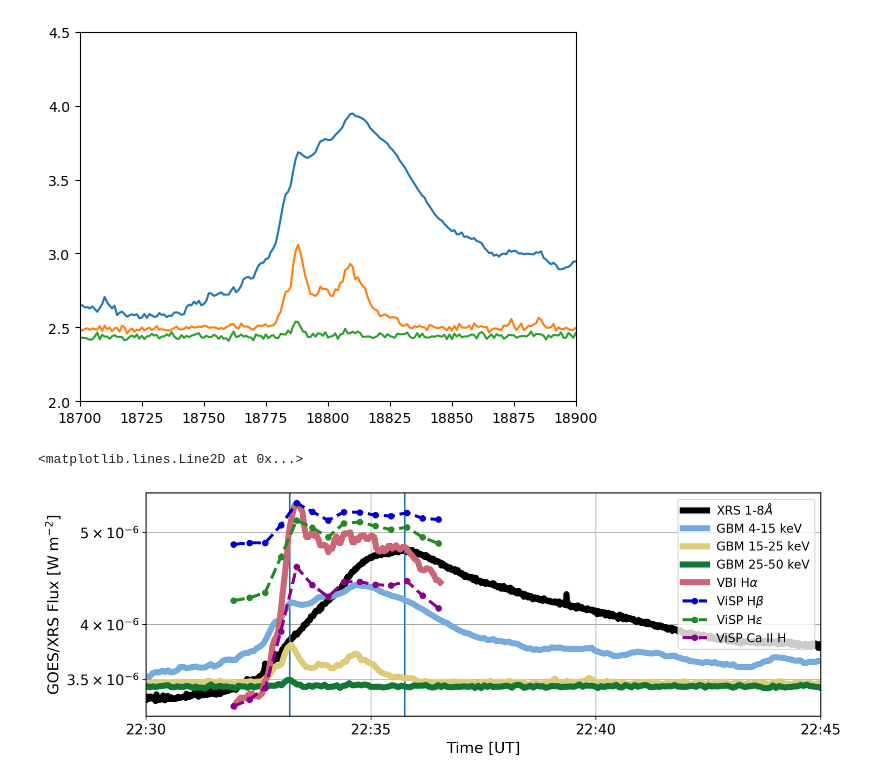
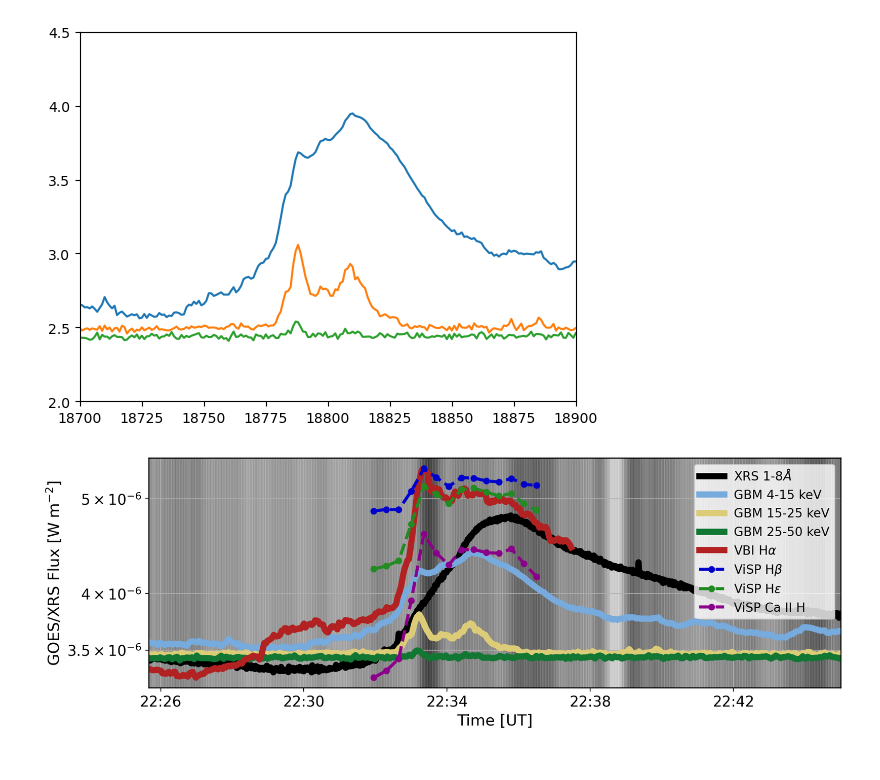
Before and after one commit to coletamburri2112/Flare_Patrol_Analysis, a Jupyter notebook: NOTEBOOKS/11_Aug_2024_Flare_Paper_Plots/11Aug_2024_flare_lc_plots.ipynb, the cells around one changed output. Cells and saved outputs as stored; diff of their text form; code cells hidden in the pictures.

```diff
--- a/NOTEBOOKS/11_Aug_2024_Flare_Paper_Plots/11Aug_2024_flare_lc_plots.ipynb
+++ b/NOTEBOOKS/11_Aug_2024_Flare_Paper_Plots/11Aug_2024_flare_lc_plots.ipynb
@@ -211,10 +211,15 @@ t2 = np.arange(datetime(2024,8,11,22,0,0),
               datetime(2024,8,11,23,0,0),
               timedelta(seconds=12)).astype(datetime)
 # %%
-loadvbilc = np.load('/Users/coletamburri/Desktop/11_Aug_2024_Cclass_Flare/Processed_ViSP_VBI_11Aug2024/vbi_lc.npz',allow_pickle='True')
+loadvbilc = np.load('/Users/coletamburri/Desktop/vbi_lc_extended.npz',allow_pickle='True')
 #timesvbi=loadvbilc['times']
 lcvbi=loadvbilc['lc']
-t3 = np.arange(datetime(2024,8,11,22,31,26),
+# t3 = np.arange(datetime(2024,8,11,22,31,26),
+#               datetime(2024,8,11,22,38,57),
+#               timedelta(seconds=2.666)).astype(datetime)
+
+#for extended
+t3 = np.arange(datetime(2024,8,11,22,25,39),
               datetime(2024,8,11,22,38,57),
               timedelta(seconds=2.666)).astype(datetime)
 # %%
@@ -255,6 +260,19 @@ for i in range(len(cspec.data.time_centroids)):
     # 3. Add the timedelta to the start date to get the resulting datetime
     result_datetime = start_date + time_delta
     t4.append(result_datetime)
+# %%
+# fried
+fried = np.load('/Users/coletamburri/Desktop/11aug2024_fried.npz')
+
+friedvbi=fried['fried']
+# t3 = np.arange(datetime(2024,8,11,22,31,26),
+#               datetime(2024,8,11,22,38,57),
+#               timedelta(seconds=2.666)).astype(datetime)
+
+#for extended
+t11 = np.arange(datetime(2024,8,11,22,23,34),
+              datetime(2024,8,11,23,16,14),
+              timedelta(seconds=2.666)).astype(datetime)
 # %%
 fig,ax = plt.subplots(figsize=(12,4),dpi=200)
 lns1 = ax.plot(t,np.array(ds['xrsb1_flux']),linewidth=6,color='k',label=r'XRS 1-8$\AA$')
@@ -264,47 +282,56 @@ lns4 = ax4.plot(t4,np.log10(energy_sliced0.rates),c='#77AADD',label='GBM 4-15 ke
 lns5 = ax4.plot(t4,np.log10(energy_sliced1.rates),c='#DDCC77',label='GBM 15-25 keV',linewidth=6,linestyle='solid')
 lns6 = ax4.plot(t4,np.log10(energy_sliced2.rates),c='#117733',label='GBM 25-50 keV',linewidth=6,linestyle='solid')
 ax3=ax.twinx()
-lns3=ax3.plot(t3[12:116],lcvbi[12:116],c='#CC6677',label=r'VBI H$\alpha$',linewidth=6)
+lns3=ax3.plot(t3[:267],lcvbi[:267],c='firebrick',label=r'VBI H$\alpha$',linewidth=6)
 ax5=ax.twinx()
 lns7 = ax5.plot(t_visp,lc_hb2,c='mediumblue',label=r'ViSP H$\beta$',linewidth=3,linestyle='dashed',marker='.',markersize=11)
 lns8 = ax5.plot(t_visp,lc_heps2,c='forestgreen',label=r'ViSP H$\epsilon$',linewidth=3,linestyle='dashed',marker='.',markersize=11)
 
 lns9 = ax5.plot(t_visp,lc_caii2,c='darkmagenta',label=r'ViSP Ca II H',linewidth=3,linestyle='dashed',marker='.',markersize=11)
+#ax11 = ax.twinx()
+#lns10 = ax11.plot(t11,friedvbi,c='violet',label=r'Fried parameter [$r_0$]',linewidth=3,linestyle='dashed',marker='.',markersize=11)
 
+
+fried_norm = (friedvbi - (np.min(friedvbi)-2)) / (np.max(friedvbi)+10- (np.min(friedvbi)-2))
+
+for i in range(len(t11) - 6):
+    ax.axvspan(t11[i], t11[i+6],
+                    color='black',
+                    alpha=fried_norm[i]*0.3,
+                    edgecolor='palegreen')
 
 
 
 ax4.set_ylim([2,5.3])
 
 lns = lns1+lns4+lns5+lns6+lns3+lns7+lns8+lns9
 
 
 labs = [l.get_label() for l in lns]
 ax2.legend(lns, labs,loc="upper right",fontsize=12)
 ax.set_ylabel(r'GOES/XRS Flux [$\text{W}\;\text{m}^{-2}$]',fontsize=15)
 ax3.set_yticks([])
 ax4.set_yticks([])
 ax5.set_yticks([])
 #ax6.set_yticks([])
 #ax7.set_yticks([])
 ax.set_yscale("log")
 
 
 ax.set_xlabel('Time [UT]',fontsize=15)
-ax.set_xlim([datetime(2024,8,11,22,30,0),datetime(2024,8,11,22,45,00)])
+ax.set_xlim([datetime(2024,8,11,22,25,40),datetime(2024,8,11,22,45,00)])
 ax.set_ylim([3.2e-6,5.5e-6])
 
-ax.set_xticks([datetime(2024,8,11,22,30,0),datetime(2024,8,11,22,35,00),datetime(2024,8,11,22,40,00),datetime(2024,8,11,22,45,00)],['22:30','22:35','22:40','22:45'])
+ax.set_xticks([datetime(2024,8,11,22,26,0),datetime(2024,8,11,22,30,0),datetime(2024,8,11,22,34,00),datetime(2024,8,11,22,38,00),datetime(2024,8,11,22,42,00)],['22:26','22:30','22:34','22:38','22:42'])
 ax2.set_yticks([])
 ax.grid()
 ax.set_yticks([3.5e-6,4e-6,5e-6])
 
 ax.tick_params(axis='x', labelsize=14)
 ax.tick_params(axis='y', labelsize=14)
 
-ax.axvline(datetime(2024,8,11,22,33,12))
+#ax.axvline(datetime(2024,8,11,22,33,12))
 
-ax.axvline(datetime(2024,8,11,22,35,45))
+#ax.axvline(datetime(2024,8,11,22,35,45))
 # %% [output]
-<matplotlib.lines.Line2D at 0x...>
-[figure, old version]
+[figure, new version]
```
Also changed, not shown: parts of 1 cell of this notebook, 6 other files.
